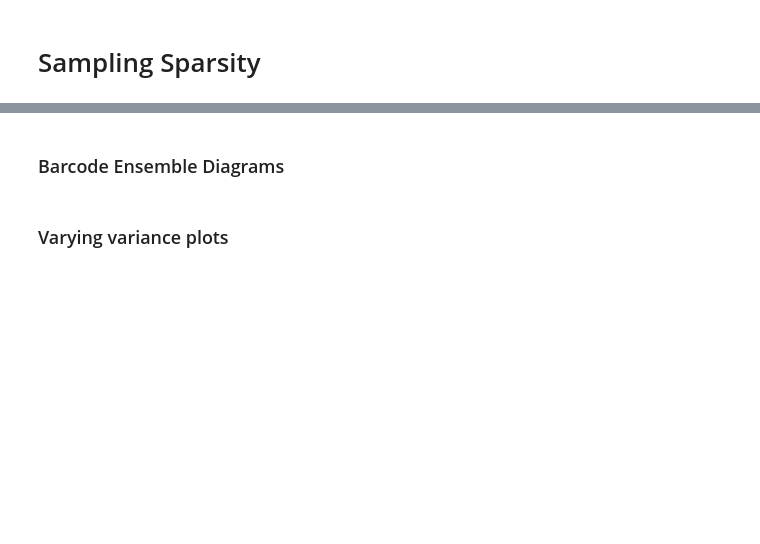
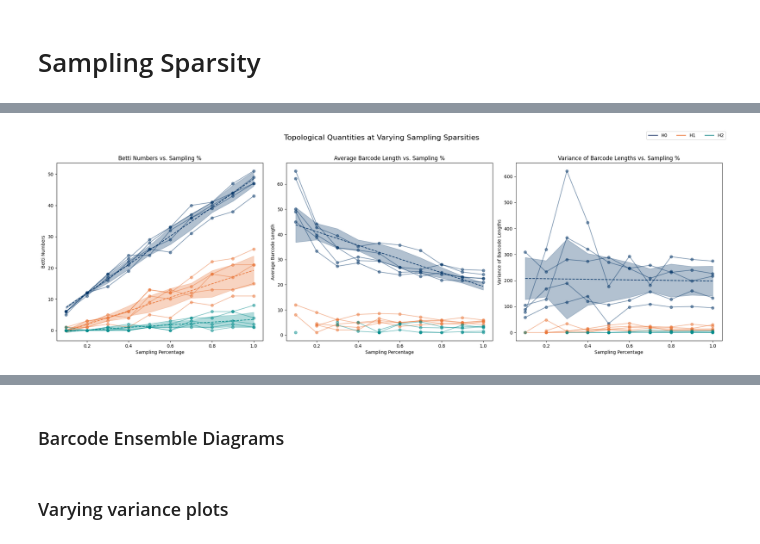
Before and after one commit to alfonsomiguelcruz/pgc_btip_topone, a Jupyter notebook: clr/working_sim.ipynb, the cells around one changed output, grey strips where cells are left out. Cells and saved outputs as stored; diff of their text form; code cells hidden in the pictures; blank space fills up the shorter version.

```diff
--- a/clr/working_sim.ipynb
+++ b/clr/working_sim.ipynb
@@ -377,0 +426,98 @@ ValueError: The 1d arrays must have equal lengths.
+# %%
+# Define colors for each homology dimension
+colors = {
+    0: '#013366',  # H0
+    1: '#ea7334', # H1
+    2: '#008b8b'    # H2
+}
+
+def add_trend_line_with_ci(ax, x, y, color, alpha=0.3):
+    # Calculate the mean and standard deviation
+    mean_y = np.mean(y, axis=0)
+    std_y = np.std(y, axis=0)
+    ci = 1.96 * (std_y / np.sqrt(len(y)))  # 95% confidence interval
+
+    # Fit a polynomial of degree 1 (linear trend) to the data
+    coefficients = np.polyfit(x, mean_y, 1)
+    polynomial = np.poly1d(coefficients)
+    trend_line = polynomial(x)
+
+    # Plot the trend line
+    ax.plot(x, trend_line, color=color, linestyle='--')
+
+    # Plot the confidence interval
+    ax.fill_between(x, trend_line - ci, trend_line + ci, color=color, alpha=alpha)
+
+def plot_betti_numbers(ax, BETTIS_S, sparse_values_values):
+    for dim in range(targ.MAXDIM+1):  # H0, H1, H2
+        all_sims = []
+        for sim_idx in range(targ.SIMULATIONS):
+            y = [BETTIS_S[sim_idx][ratio][dim] for ratio in range(len(sparse_values))]
+            ax.plot(sparse_values, y, color=colors[dim], alpha=0.5, linestyle='-', marker='o')
+            all_sims.append(y)
+
+        # Calculate the mean and confidence interval for the trend line
+        add_trend_line_with_ci(ax, sparse_values, np.array(all_sims), colors[dim])
+
+        # Add a legend entry for each homology dimension
+        ax.plot([], [], color=colors[dim], label=f'H{dim}')
+    ax.set_xlabel('Sampling Percentage')
+    ax.set_ylabel('Betti Numbers')
+    ax.set_title('Betti Numbers vs. Sampling %')
+    # ax.grid(True)
+
+def plot_avg_barcode_lengths(ax, AVG_BARCODE_LENGTHS_S, sparse_values):
+    for dim in range(targ.MAXDIM+1):  # H0, H1, H2
+        all_sims = []
+        for sim_idx in range(params["SIMULATIONS"]):
+            y = [AVG_BARCODE_LENGTHS_S[sim_idx][ratio][dim] for ratio in range(len(sparse_values))]
+            ax.plot(sparse_values, y, color=colors[dim], alpha=0.5, linestyle='-', marker='o')
+            all_sims.append(y)
+
+        # Calculate the mean and confidence interval for the trend line
+        add_trend_line_with_ci(ax, sparse_values, np.array(all_sims), colors[dim])
+
+        # Add a legend entry for each homology dimension
+        ax.plot([], [], color=colors[dim], label=f'H{dim}')
+    ax.set_xlabel('Sampling Percentage')
+    ax.set_ylabel('Average Barcode Length')
+    ax.set_title('Average Barcode Length vs. Sampling %')
+    # ax.grid(True)
+
+def plot_var_barcode_lengths(ax, VAR_BARCODE_LENGTHS_S, sparse_values):
+    for dim in range(targ.MAXDIM+1):  # H0, H1, H2
+        all_sims = []
+        for sim_idx in range(params["SIMULATIONS"]):
+            y = [VAR_BARCODE_LENGTHS_S[sim_idx][ratio][dim] for ratio in range(len(sparse_values))]
+            ax.plot(sparse_values, y, color=colors[dim], alpha=0.5, linestyle='-', marker='o')
+            all_sims.append(y)
+
+        # Calculate the mean and confidence interval for the trend line
+        add_trend_line_with_ci(ax, sparse_values, np.array(all_sims), colors[dim])
+
+        # Add a legend entry for each homology dimension
+        ax.plot([], [], color=colors[dim], label=f'H{dim}')
+    ax.set_xlabel('Sampling Percentage')
+    ax.set_ylabel('Variance of Barcode Lengths')
+    ax.set_title('Variance of Barcode Lengths vs. Sampling %')
+    # ax.grid(True)
+
+# Create subplots
+fig, axs = plt.subplots(1, 3, figsize=(21, 7))  # 1 row, 3 columns
+
+# Plot the results in subplots
+plot_betti_numbers(axs[0], BETTIS_S, sparse_values)
+plot_avg_barcode_lengths(axs[1], AVG_BARCODE_LENGTHS_S, sparse_values)
+plot_var_barcode_lengths(axs[2], VAR_BARCODE_LENGTHS_S, sparse_values)
+
+# Add a main title for the entire figure
+fig.suptitle('Topological Quantities at Varying Sampling Sparsities', fontsize=16)
+
+# Create a single legend for the entire figure
+handles, labels = axs[0].get_legend_handles_labels()
+fig.legend(handles, labels, loc='upper right', ncol=3)
+
+plt.tight_layout(rect=[0, 0, 1, 0.96])  # Adjust layout to make room for the title
+plt.show()
+# %% [output]
+[figure, added]
```
Also changed, not shown: parts of 17 cells of this notebook, 1 other file.
